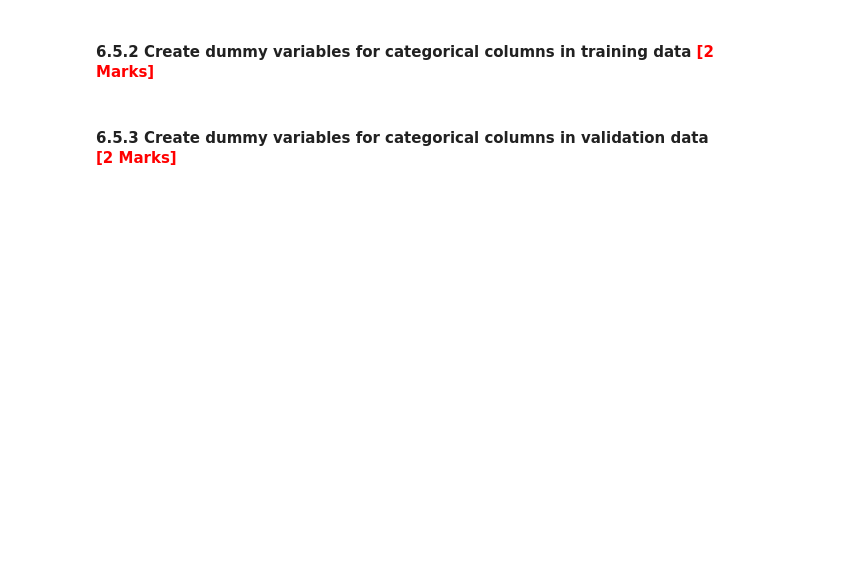
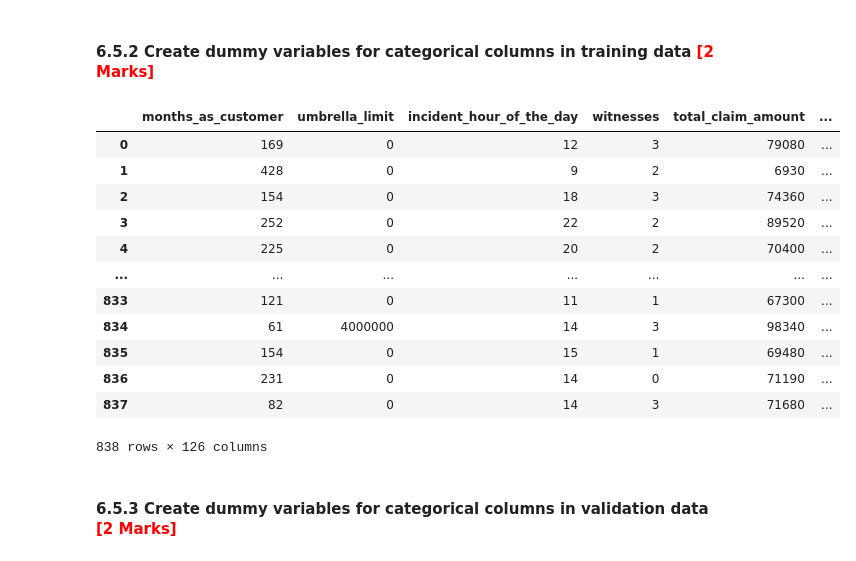
Before and after one commit to jagdsh/model_selection_insurance_fraud_claim, a Jupyter notebook: Fraudulent_Claim_Detection_Starter.ipynb, the cells around one changed output. Saved outputs shown, nothing was run; the diff lists cells and outputs as text; code cells hidden in the pictures; blank space fills up the shorter version.

```diff
--- a/Fraudulent_Claim_Detection_Starter.ipynb
+++ b/Fraudulent_Claim_Detection_Starter.ipynb
@@ -958,6 +1061,24 @@ Transform categorical variables into numerical representations using dummy varia
 #### **6.5.2** Create dummy variables for categorical columns in training data <font color="red">[2 Marks]</font>
 # %%
 # Create dummy variables using the 'get_dummies' for categorical columns in training data
+dummies = pd.get_dummies(X_resampled_df[g_categorical_columns], dtype="int")
+X_resampled_dummies_df = pd.concat([X_resampled_df,dummies],axis=1)
+X_resampled_dummies_df = X_resampled_dummies_df.drop(columns=g_categorical_columns)
+X_resampled_dummies_df
+# %% [output]
+|  | months_as_customer | umbrella_limit | incident_hour_of_the_day | witnesses | total_claim_amount | ... |
+| 0 | 169 | 0 | 12 | 3 | 79080 | ... |
+| 1 | 428 | 0 | 9 | 2 | 6930 | ... |
+| 2 | 154 | 0 | 18 | 3 | 74360 | ... |
+| 3 | 252 | 0 | 22 | 2 | 89520 | ... |
+| 4 | 225 | 0 | 20 | 2 | 70400 | ... |
+| ... | ... | ... | ... | ... | ... | ... |
+| 833 | 121 | 0 | 11 | 1 | 67300 | ... |
+| 834 | 61 | 4000000 | 14 | 3 | 98340 | ... |
+| 835 | 154 | 0 | 15 | 1 | 69480 | ... |
+| 836 | 231 | 0 | 14 | 0 | 71190 | ... |
+| 837 | 82 | 0 | 14 | 3 | 71680 | ... |
+838 rows × 126 columns
 # %% [markdown]
 #### **6.5.3** Create dummy variables for categorical columns in validation data <font color="red">[2 Marks]</font>
 # %%
```
Also changed, not shown: parts of 13 cells of this notebook.
